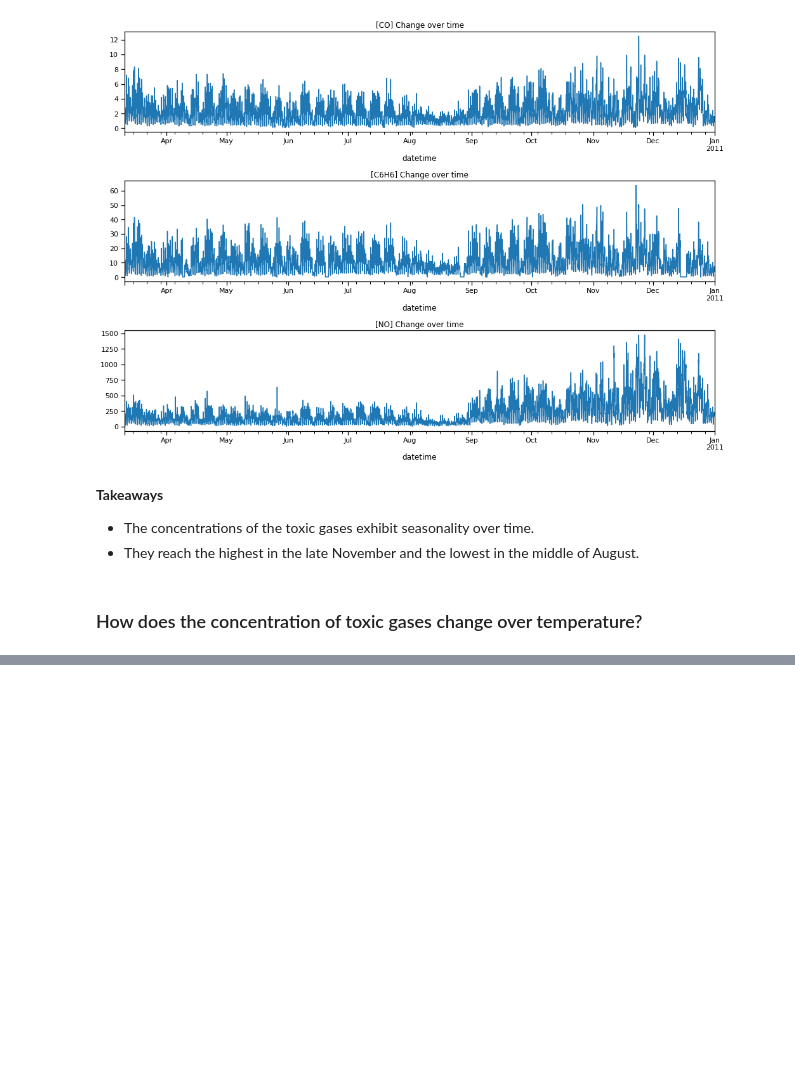
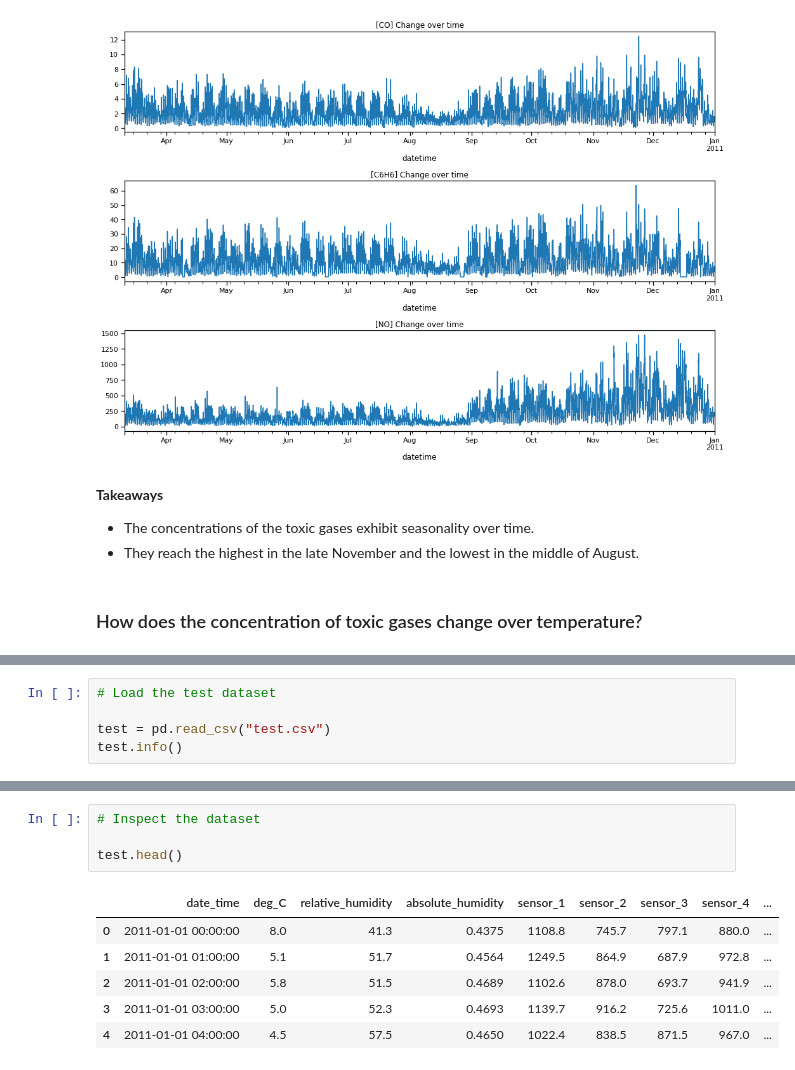
Before and after one commit to Yongliang-Shi/predicting-air-pollution, a Jupyter notebook: MVP.ipynb, the cells around one changed output, grey strips where cells are left out. Saved outputs shown, nothing was run; the diff lists cells and outputs as text; blank space fills up the shorter version.

Commit message:
Inspect the test dataset

```diff
--- a/MVP.ipynb
+++ b/MVP.ipynb
@@ -514,0 +538,5 @@ plt.show()
+# %%
+# Load the test dataset
+
+test = pd.read_csv("test.csv")
+test.info()
@@ -514,0 +560,11 @@ plt.show()
+# %%
+# Inspect the dataset
+
+test.head()
+# %% [output]
+|  | date_time | deg_C | relative_humidity | absolute_humidity | sensor_1 | sensor_2 | sensor_3 | sensor_4 | ... |
+| 0 | 2011-01-01 00:00:00 | 8.0 | 41.3 | 0.4375 | 1108.8 | 745.7 | 797.1 | 880.0 | ... |
+| 1 | 2011-01-01 01:00:00 | 5.1 | 51.7 | 0.4564 | 1249.5 | 864.9 | 687.9 | 972.8 | ... |
+| 2 | 2011-01-01 02:00:00 | 5.8 | 51.5 | 0.4689 | 1102.6 | 878.0 | 693.7 | 941.9 | ... |
+| 3 | 2011-01-01 03:00:00 | 5.0 | 52.3 | 0.4693 | 1139.7 | 916.2 | 725.6 | 1011.0 | ... |
+| 4 | 2011-01-01 04:00:00 | 4.5 | 57.5 | 0.4650 | 1022.4 | 838.5 | 871.5 | 967.0 | ... |
```
Also changed, not shown: parts of 23 cells of this notebook.
